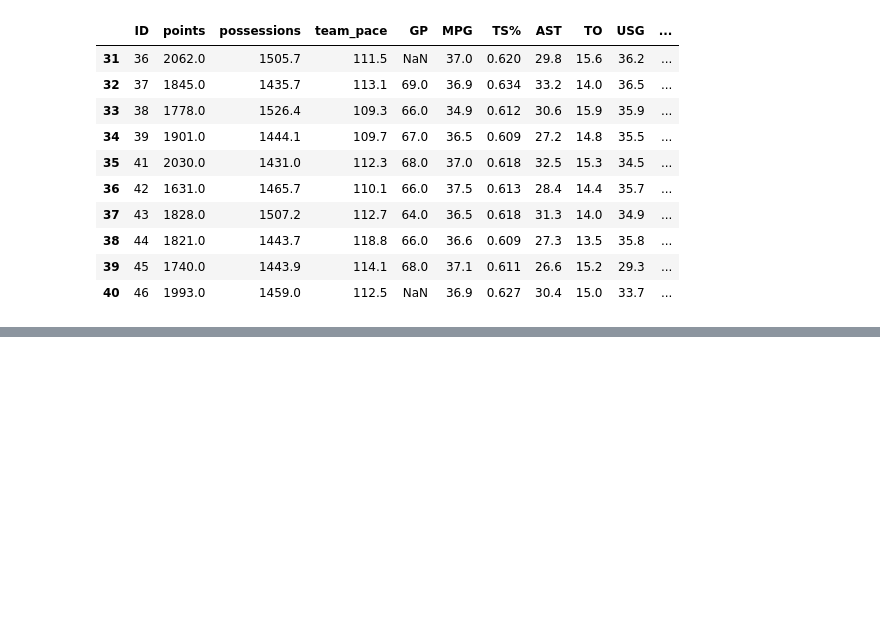
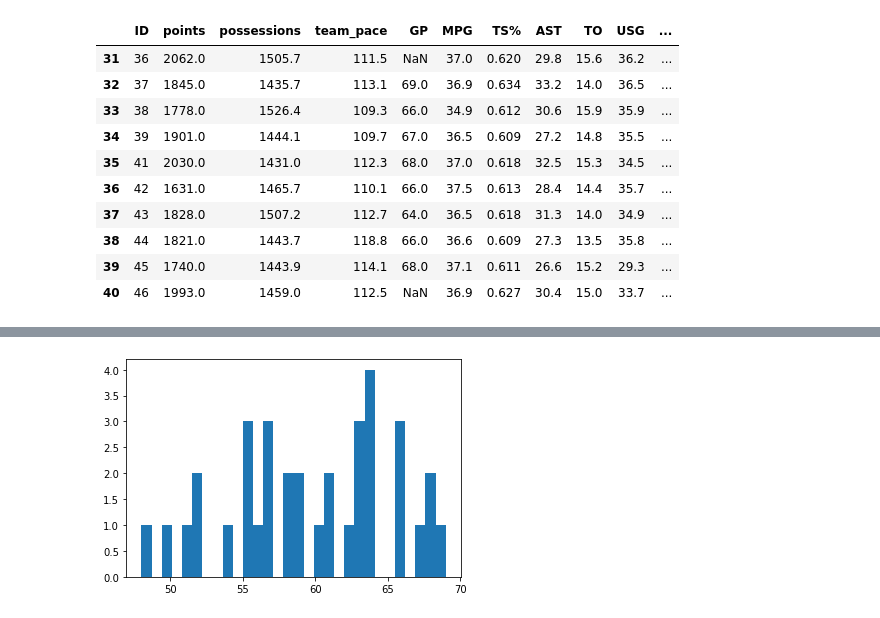
Before and after one commit to yveso/space-jam-anl, a Jupyter notebook: space-jam-anl.ipynb, the cells around one changed output, grey strips where cells are left out. Drawn from its saved outputs; the diff is of its cells as text; code cells hidden in the pictures; blank space fills up the shorter version.

```diff
--- a/space-jam-anl.ipynb
+++ b/space-jam-anl.ipynb
@@ -215,0 +248,4 @@ player_df.tail(10)
+# %%
+plt.hist(player_df['GP'], bins=30);
+# %% [output]
+[figure, added]
```
Also changed, not shown: parts of 6 cells of this notebook.
